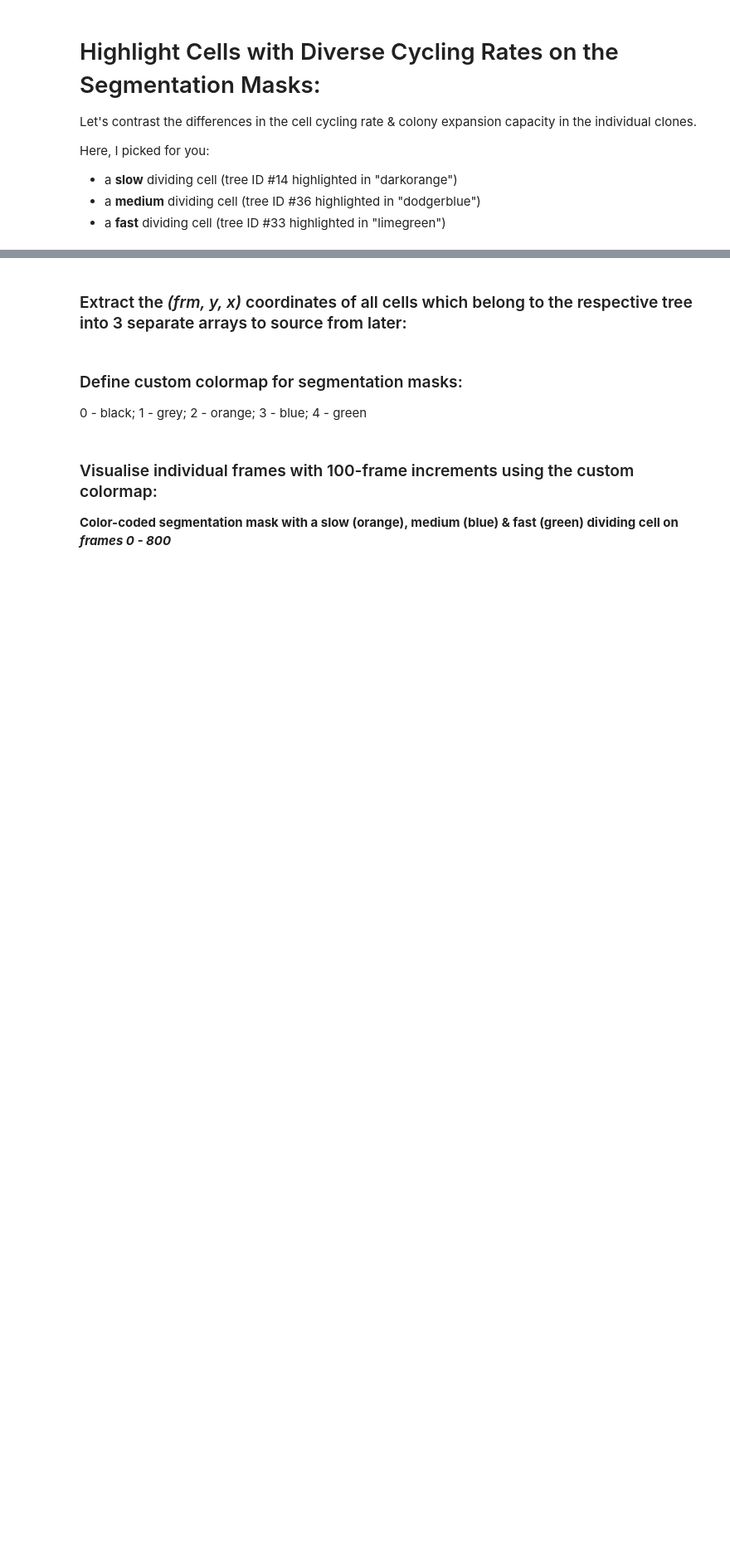
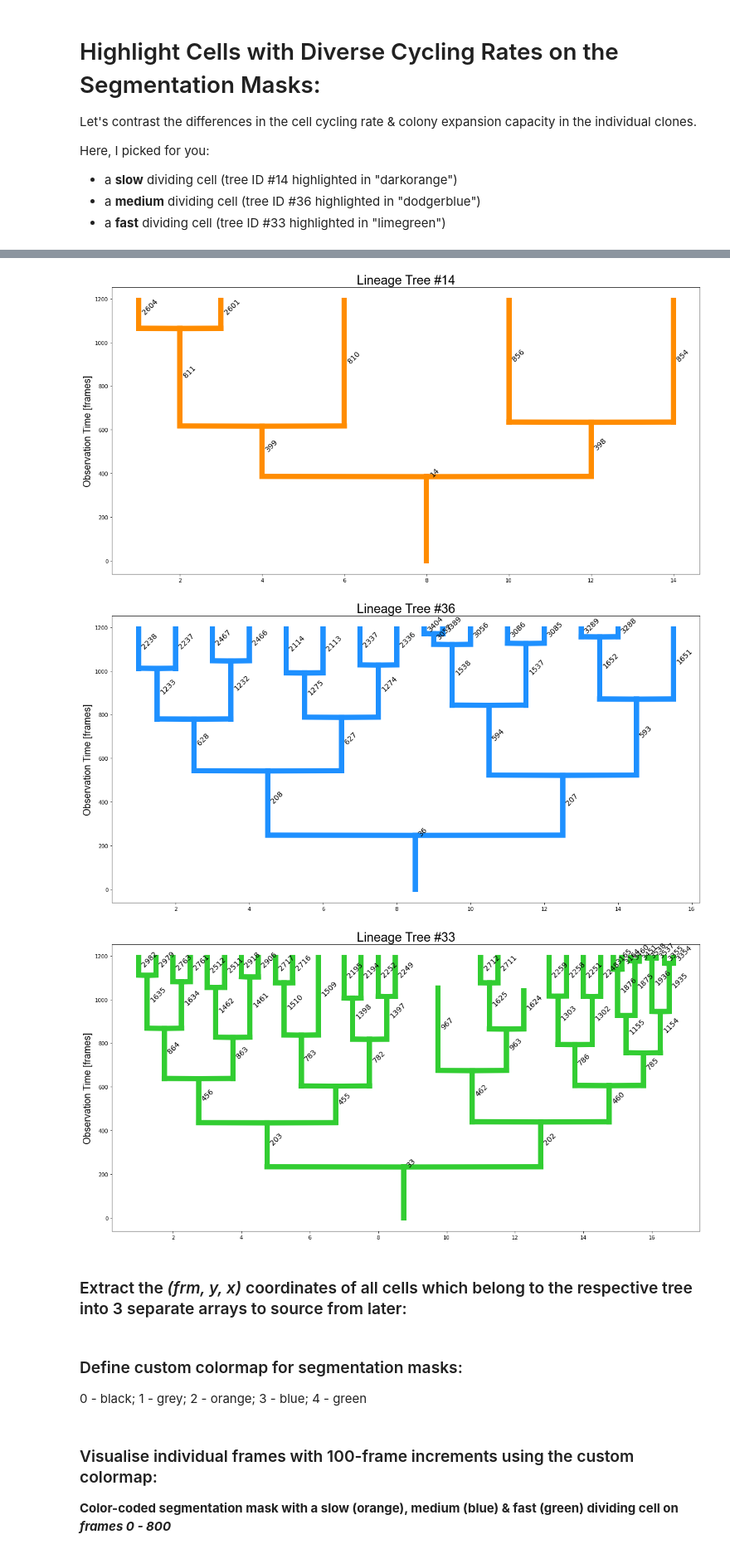
Before and after one commit to KristinaUlicna/DeepTree, a Jupyter notebook: single_cell_lineages/02_Mapping_Heterogeneous_Cells.ipynb, the cells around one changed output, grey strips where cells are left out. Shown at 83% size. Saved outputs shown, nothing was run; the diff lists cells and outputs as text; code cells hidden in the pictures; blank space fills up the shorter version.

Commit message:
Visualise Heterogeneous Trees in Notebooks

```diff
--- a/single_cell_lineages/02_Mapping_Heterogeneous_Cells.ipynb
+++ b/single_cell_lineages/02_Mapping_Heterogeneous_Cells.ipynb
@@ -25,3 +30,19 @@ cells = [14, 36, 33]
+# %%
+for tree_ID, color in zip(cells, ["darkorange", "dodgerblue", "limegreen"]):
+
+    fig, (axs) = plt.subplots(figsize=(20, 10), nrows=1, ncols=1)
+
+    tree_bt = Lineage_Tree(hdf5_file=hdf5_file, tree_root_ID=tree_ID)
+    tree = tree_bt.create_tree()
+    LineageTreePlotter_Figure(axis_index=0, order=0).plot(tree=tree, color=color, linewidth=10.0, markersize=0, alpha=1.0, labels=True)
+
+    plt.title(f"Lineage Tree #{tree_ID}", fontname="Arial", fontsize=24)
+    plt.ylabel("Observation Time [frames]", fontname="Arial", fontsize=18)
+    plt.show()
+# %% [output]
+[figure, added]
+[figure, added]
+[figure, added]
 # %% [markdown]
 ### Extract the _(frm, y, x)_ coordinates of all cells which belong to the respective tree into 3 separate arrays to source from later:
 # %%
```
Also changed, not shown: parts of 2 cells of this notebook.
